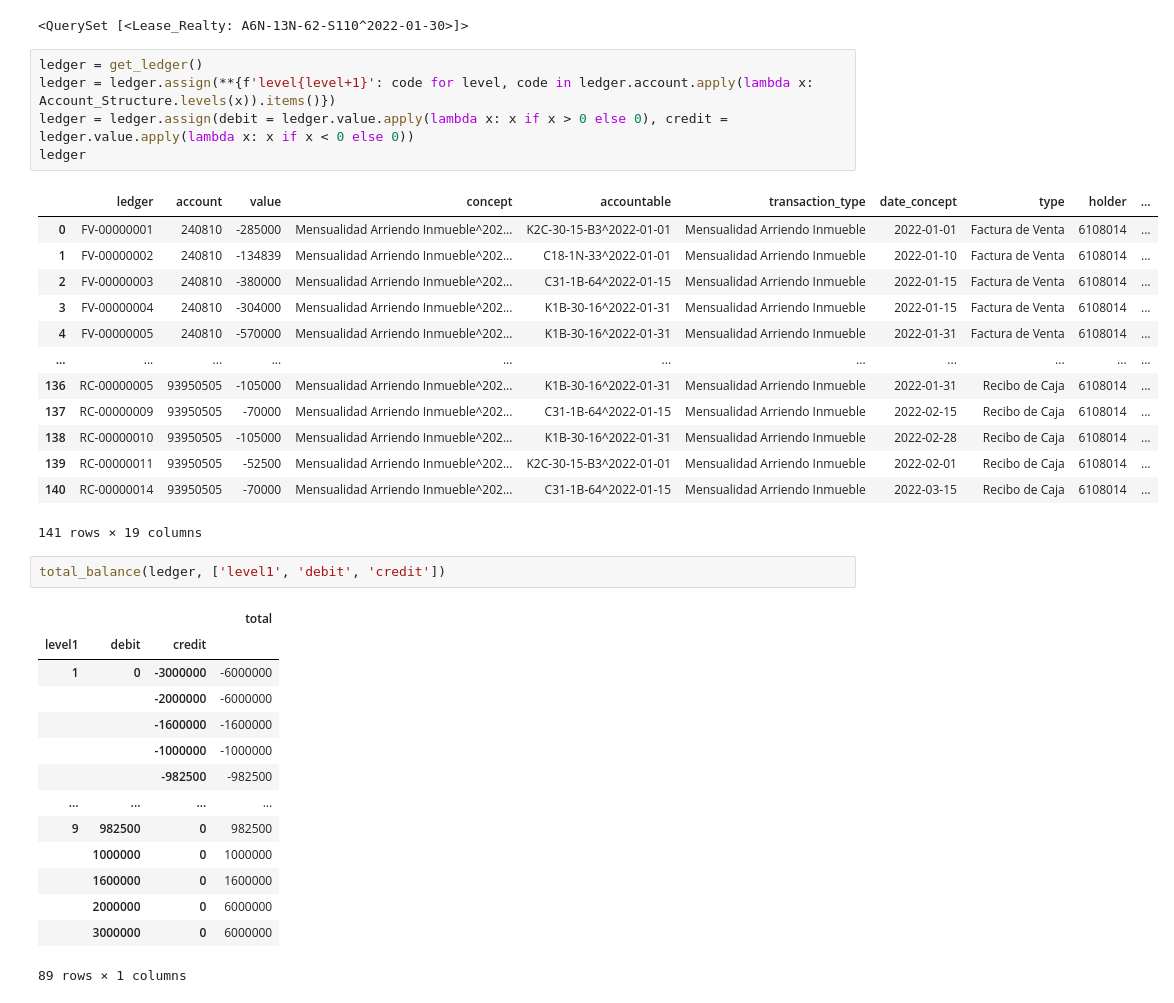
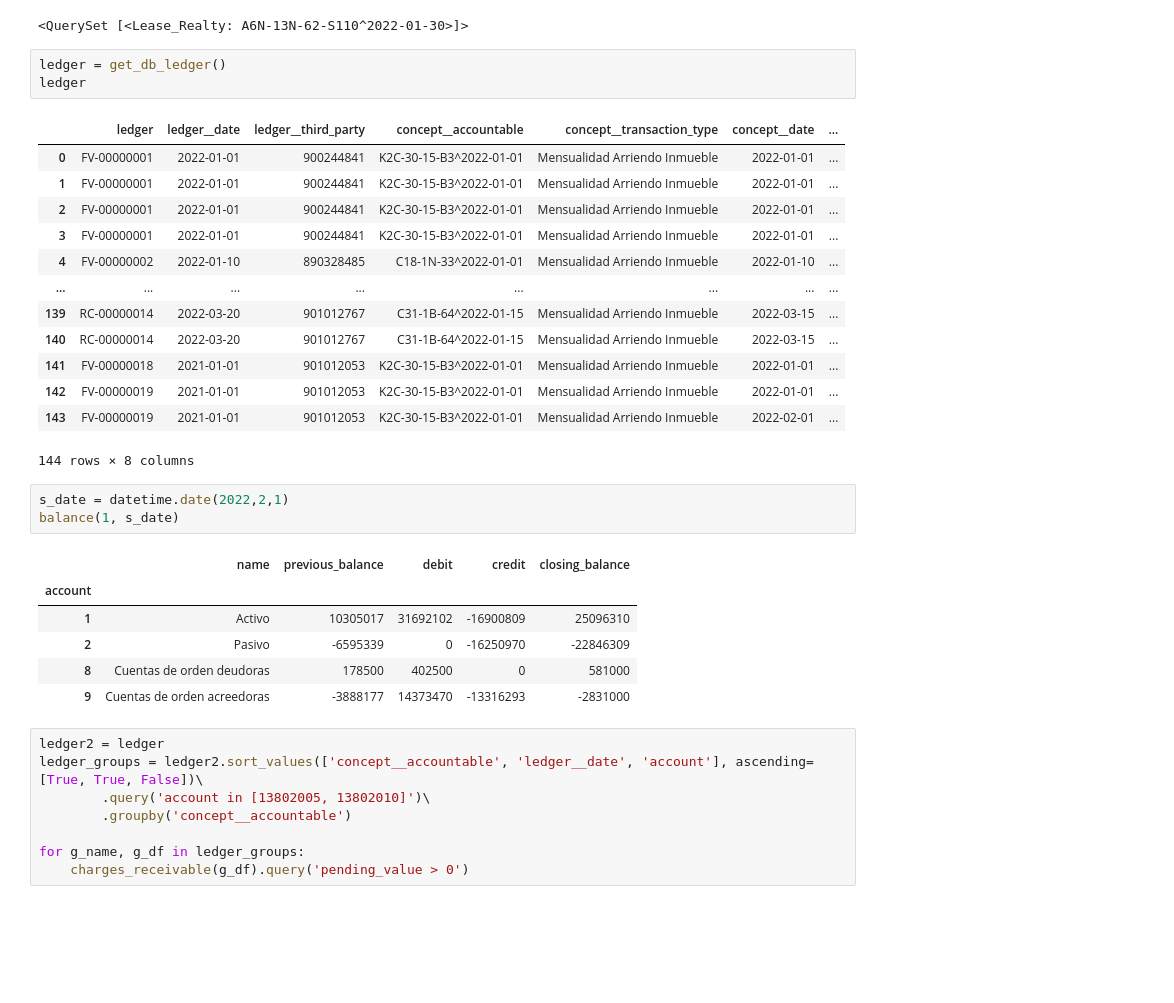
Before and after one commit to lcorkidi/adin_2022, a Jupyter notebook: scripts/Test.ipynb, the cells around one changed output. Cells and saved outputs as stored; diff of their text form; blank space fills up the shorter version.

Commit message:
pending charges alpha

```diff
--- a/scripts/Test.ipynb
+++ b/scripts/Test.ipynb
@@ -135,38 +147,37 @@ Realty.objects.all()[10].leases_realties.all()
 # %% [output]
 <QuerySet [<Lease_Realty: A6N-13N-62-S110^2022-01-30>]>
 # %%
-ledger = get_ledger()
-ledger = ledger.assign(**{f'level{level+1}': code for level, code in ledger.account.apply(lambda x: Account_Structure.levels(x)).items()})
-ledger = ledger.assign(debit = ledger.value.apply(lambda x: x if x > 0 else 0), credit = ledger.value.apply(lambda x: x if x < 0 else 0))
+ledger = get_db_ledger()
 ledger
 # %% [output]
-|  | ledger | account | value | concept | accountable | transaction_type | date_concept | type | holder | ... |
-| 0 | FV-00000001 | 240810 | -285000 | Mensualidad Arriendo Inmueble^202... | K2C-30-15-B3^2022-01-01 | Mensualidad Arriendo Inmueble | 2022-01-01 | Factura de Venta | 6108014 | ... |
-| 1 | FV-00000002 | 240810 | -134839 | Mensualidad Arriendo Inmueble^202... | C18-1N-33^2022-01-01 | Mensualidad Arriendo Inmueble | 2022-01-10 | Factura de Venta | 6108014 | ... |
-| 2 | FV-00000003 | 240810 | -380000 | Mensualidad Arriendo Inmueble^202... | C31-1B-64^2022-01-15 | Mensualidad Arriendo Inmueble | 2022-01-15 | Factura de Venta | 6108014 | ... |
-| 3 | FV-00000004 | 240810 | -304000 | Mensualidad Arriendo Inmueble^202... | K1B-30-16^2022-01-31 | Mensualidad Arriendo Inmueble | 2022-01-15 | Factura de Venta | 6108014 | ... |
-| 4 | FV-00000005 | 240810 | -570000 | Mensualidad Arriendo Inmueble^202... | K1B-30-16^2022-01-31 | Mensualidad Arriendo Inmueble | 2022-01-31 | Factura de Venta | 6108014 | ... |
-| ... | ... | ... | ... | ... | ... | ... | ... | ... | ... | ... |
-| 136 | RC-00000005 | 93950505 | -105000 | Mensualidad Arriendo Inmueble^202... | K1B-30-16^2022-01-31 | Mensualidad Arriendo Inmueble | 2022-01-31 | Recibo de Caja | 6108014 | ... |
-| 137 | RC-00000009 | 93950505 | -70000 | Mensualidad Arriendo Inmueble^202... | C31-1B-64^2022-01-15 | Mensualidad Arriendo Inmueble | 2022-02-15 | Recibo de Caja | 6108014 | ... |
-| 138 | RC-00000010 | 93950505 | -105000 | Mensualidad Arriendo Inmueble^202... | K1B-30-16^2022-01-31 | Mensualidad Arriendo Inmueble | 2022-02-28 | Recibo de Caja | 6108014 | ... |
-| 139 | RC-00000011 | 93950505 | -52500 | Mensualidad Arriendo Inmueble^202... | K2C-30-15-B3^2022-01-01 | Mensualidad Arriendo Inmueble | 2022-02-01 | Recibo de Caja | 6108014 | ... |
-| 140 | RC-00000014 | 93950505 | -70000 | Mensualidad Arriendo Inmueble^202... | C31-1B-64^2022-01-15 | Mensualidad Arriendo Inmueble | 2022-03-15 | Recibo de Caja | 6108014 | ... |
+|  | ledger | ledger__date | ledger__third_party | concept__accountable | concept__transaction_type | concept__date | ... |
+| 0 | FV-00000001 | 2022-01-01 | 900244841 | K2C-30-15-B3^2022-01-01 | Mensualidad Arriendo Inmueble | 2022-01-01 | ... |
+| 1 | FV-00000001 | 2022-01-01 | 900244841 | K2C-30-15-B3^2022-01-01 | Mensualidad Arriendo Inmueble | 2022-01-01 | ... |
+| 2 | FV-00000001 | 2022-01-01 | 900244841 | K2C-30-15-B3^2022-01-01 | Mensualidad Arriendo Inmueble | 2022-01-01 | ... |
+| 3 | FV-00000001 | 2022-01-01 | 900244841 | K2C-30-15-B3^2022-01-01 | Mensualidad Arriendo Inmueble | 2022-01-01 | ... |
+| 4 | FV-00000002 | 2022-01-10 | 890328485 | C18-1N-33^2022-01-01 | Mensualidad Arriendo Inmueble | 2022-01-10 | ... |
+| ... | ... | ... | ... | ... | ... | ... | ... |
+| 139 | RC-00000014 | 2022-03-20 | 901012767 | C31-1B-64^2022-01-15 | Mensualidad Arriendo Inmueble | 2022-03-15 | ... |
+| 140 | RC-00000014 | 2022-03-20 | 901012767 | C31-1B-64^2022-01-15 | Mensualidad Arriendo Inmueble | 2022-03-15 | ... |
+| 141 | FV-00000018 | 2021-01-01 | 901012053 | K2C-30-15-B3^2022-01-01 | Mensualidad Arriendo Inmueble | 2022-01-01 | ... |
+| 142 | FV-00000019 | 2021-01-01 | 901012053 | K2C-30-15-B3^2022-01-01 | Mensualidad Arriendo Inmueble | 2022-01-01 | ... |
+| 143 | FV-00000019 | 2021-01-01 | 901012053 | K2C-30-15-B3^2022-01-01 | Mensualidad Arriendo Inmueble | 2022-02-01 | ... |
-141 rows × 19 columns
+144 rows × 8 columns
+# %%
+s_date = datetime.date(2022,2,1)
+balance(1, s_date)
+# %% [output]
+|  | name | previous_balance | debit | credit | closing_balance |
+| account |  |  |  |  |  |
+| 1 | Activo | 10305017 | 31692102 | -16900809 | 25096310 |
+| 2 | Pasivo | -6595339 | 0 | -16250970 | -22846309 |
+| 8 | Cuentas de orden deudoras | 178500 | 402500 | 0 | 581000 |
+| 9 | Cuentas de orden acreedoras | -3888177 | 14373470 | -13316293 | -2831000 |
 # %%
-total_balance(ledger, ['level1', 'debit', 'credit'])
+ledger2 = ledger
+ledger_groups = ledger2.sort_values(['concept__accountable', 'ledger__date', 'account'], ascending=[True, True, False])\
+        .query('account in [13802005, 13802010]')\
+        .groupby('concept__accountable')
+
+for g_name, g_df in ledger_groups:
+    charges_receivable(g_df).query('pending_value > 0')
-# %% [output]
-|  |  |  | total |
-| level1 | debit | credit |  |
-| 1 | 0 | -3000000 | -6000000 |
-|  |  | -2000000 | -6000000 |
-|  |  | -1600000 | -1600000 |
-|  |  | -1000000 | -1000000 |
-|  |  | -982500 | -982500 |
-| ... | ... | ... | ... |
-| 9 | 982500 | 0 | 982500 |
-|  | 1000000 | 0 | 1000000 |
-|  | 1600000 | 0 | 1600000 |
-|  | 2000000 | 0 | 6000000 |
-|  | 3000000 | 0 | 6000000 |
-89 rows × 1 columns
```
Also changed, not shown: parts of 1 cell of this notebook, 3 other files.
